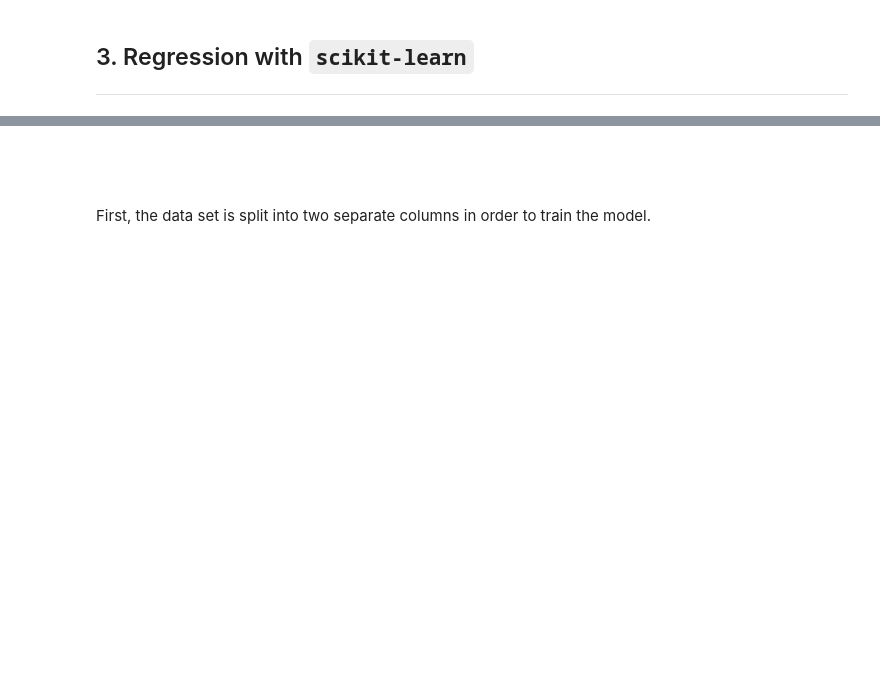
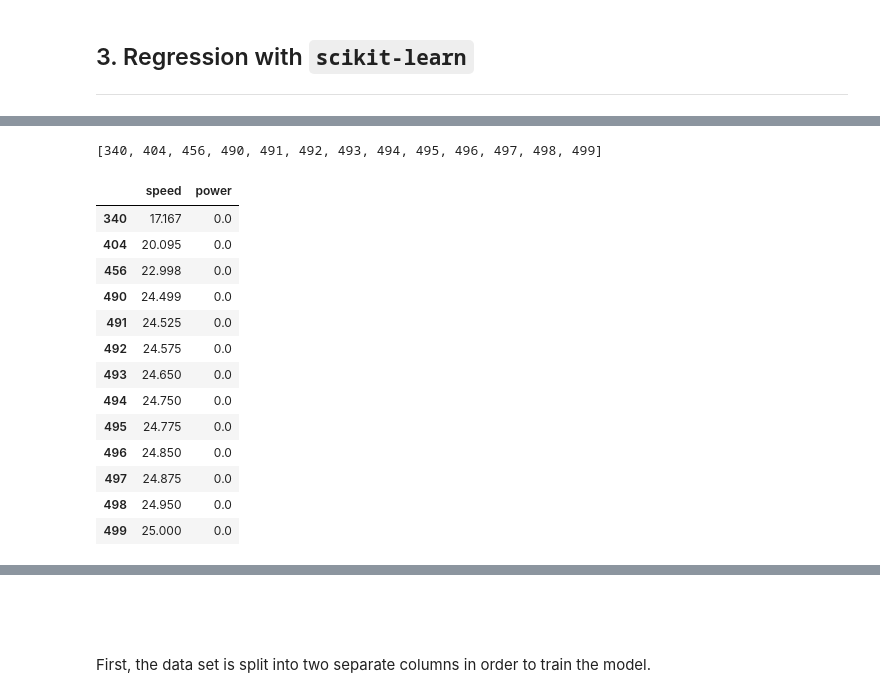
Before and after one commit to colm-o-caoimh/MachineLearning, a Jupyter notebook: mls_project2020.ipynb, the cells around one changed output, grey strips where cells are left out. Saved outputs shown, nothing was run; the diff lists cells and outputs as text; code cells hidden in the pictures; blank space fills up the shorter version.

```diff
--- a/mls_project2020.ipynb
+++ b/mls_project2020.ipynb
@@ -137,0 +156,61 @@ Regression is a statistical method which describes the relationship between a de
+# %%
+#import copy
+import scipy as sp
+from scipy.stats import chi2
+from sklearn.covariance import MinCovDet
+
+
+#Robust Mahalonibis Distance
+def robust_mahalanobis_method(df):
+    #Minimum covariance determinant
+    rng = np.random.RandomState(0)
+    real_cov = np.cov(df.values.T)
+    X = rng.multivariate_normal(mean=np.mean(df, axis=0), cov=real_cov, size=506)
+    cov = MinCovDet(random_state=0).fit(X)
+    mcd = cov.covariance_ #robust covariance metric
+    robust_mean = cov.location_  #robust mean
+    inv_covmat = sp.linalg.inv(mcd) #inverse covariance metric
+
+    #Robust M-Distance
+    x_minus_mu = df - robust_mean
+    left_term = np.dot(x_minus_mu, inv_covmat)
+    mahal = np.dot(left_term, x_minus_mu.T)
+    md = np.sqrt(mahal.diagonal())
+
+    #Flag as outlier
+    outlier = []
+    C = np.sqrt(chi2.ppf((1-0.001), df=df.shape[1]))#degrees of freedom = number of variables
+    for index, value in enumerate(md):
+        if value > C:
+            outlier.append(index)
+        else:
+            continue
+    return outlier, md
+
+outliers_mahal_rob, md_rb = robust_mahalanobis_method(df=df)
+# %%
+# List of index values containing outliers
+outliers_mahal_rob
+# %% [output]
+[340, 404, 456, 490, 491, 492, 493, 494, 495, 496, 497, 498, 499]
+# %%
+# Find rows containing outlier indices
+pp_outliers = pp.loc[ outliers_mahal_rob , : ]
+# %%
+# Output dataframe of outliers
+pp_outliers
+# %% [output]
+|  | speed | power |
+| 340 | 17.167 | 0.0 |
+| 404 | 20.095 | 0.0 |
+| 456 | 22.998 | 0.0 |
+| 490 | 24.499 | 0.0 |
+| 491 | 24.525 | 0.0 |
+| 492 | 24.575 | 0.0 |
+| 493 | 24.650 | 0.0 |
+| 494 | 24.750 | 0.0 |
+| 495 | 24.775 | 0.0 |
+| 496 | 24.850 | 0.0 |
+| 497 | 24.875 | 0.0 |
+| 498 | 24.950 | 0.0 |
+| 499 | 25.000 | 0.0 |
```
Also changed, not shown: parts of 13 cells of this notebook, 1 other file.
